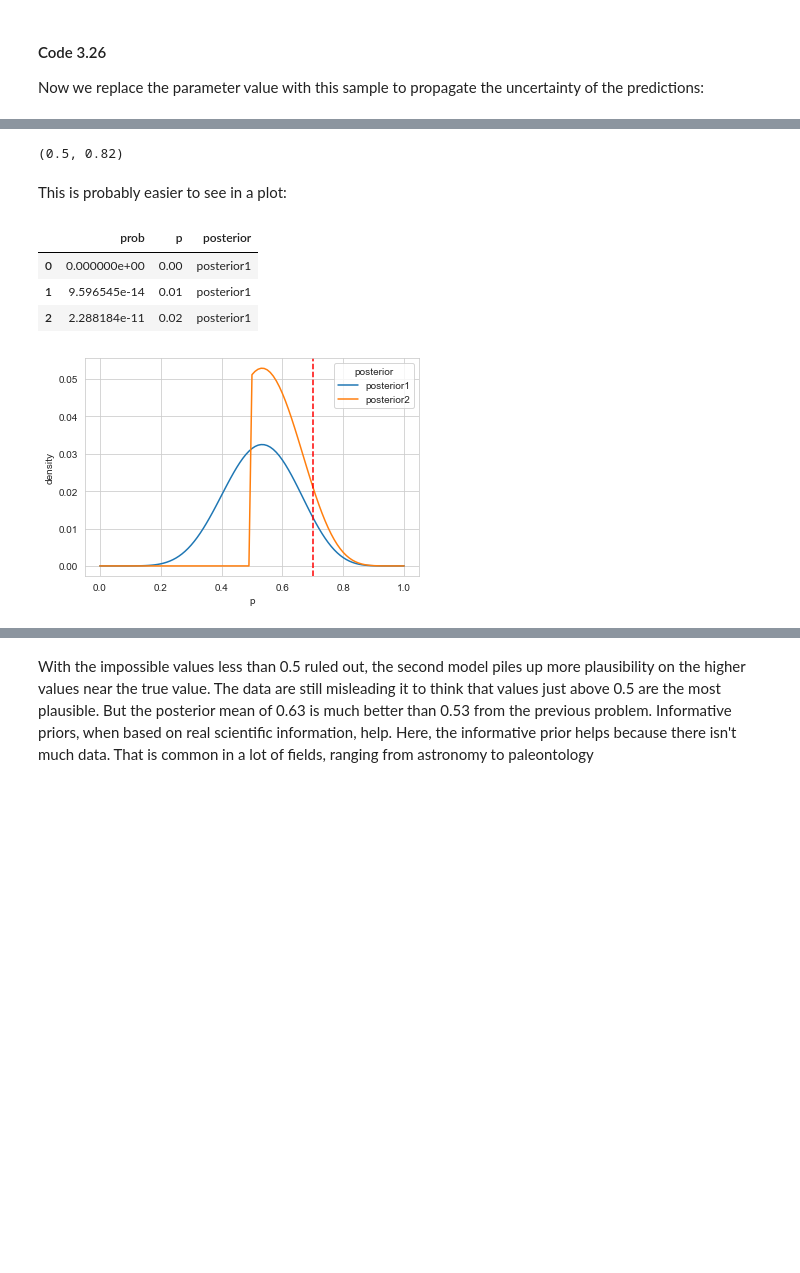
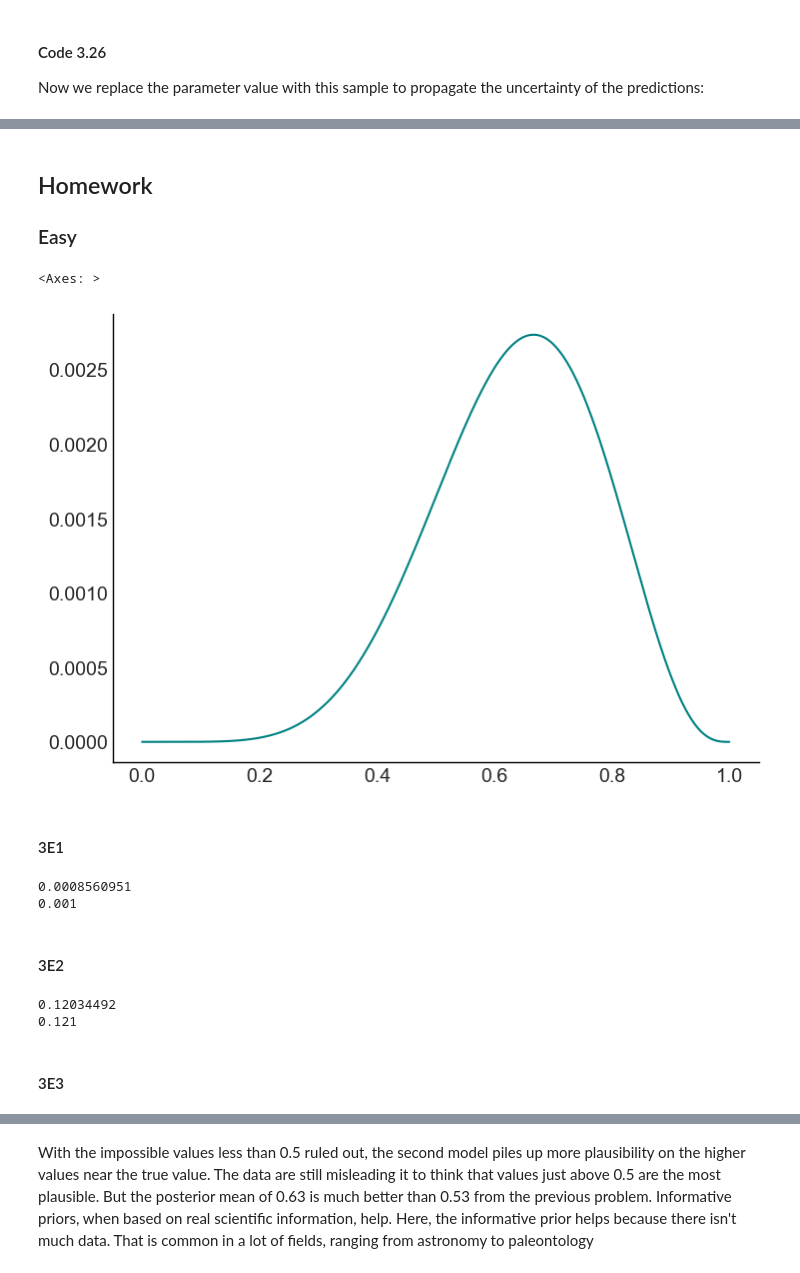
Before and after one commit to zsfrbkv/statrethink-course-numpyro-2019, a Jupyter notebook: statrethink_numpyro_w01.ipynb, the cells around one changed output, grey strips where cells are left out. Cells and saved outputs as stored; diff of their text form; code cells hidden in the pictures; blank space fills up the shorter version.

Commit message:
solved homework w1

```diff
--- a/statrethink_numpyro_w01.ipynb
+++ b/statrethink_numpyro_w01.ipynb
@@ -57,5 +60,3 @@ Watermark: 2.3.0
-# %%
-sns.set_style('whitegrid')
 # %% [markdown]
 ## Short Intro
 # %% [markdown]
@@ -546,29 +493,33 @@ round(np.mean(samples.prob),2)
-# %%
-round(np.quantile(samples.prob.values, 0.005), 2), round(np.quantile(samples.prob.values, 0.995), 2)
-# %% [output]
-(0.5, 0.82)
-# %% [markdown]
-This is probably easier to see in a plot:
-# %%
-# some data wrangling to prepate the plot
-aux = pd.DataFrame(posterior_1).rename({0:'prob'}, axis=1)
-aux['p'] = aux.index/100
-aux['posterior'] = 'posterior1'
-
-aux2 = pd.DataFrame(posterior_2).rename({0:'prob'}, axis=1)
-aux2['p'] = aux2.index/100
-aux2['posterior'] = 'posterior2'
-
-aux = pd.concat([aux, aux2], axis=0)
-aux.head(3)
-# %% [output]
-|  | prob | p | posterior |
-| 0 | 0.000000e+00 | 0.00 | posterior1 |
-| 1 | 9.596545e-14 | 0.01 | posterior1 |
-| 2 | 2.288184e-11 | 0.02 | posterior1 |
-# %%
-g = sns.lineplot(data=aux, x='p', y='prob', hue='posterior')
-g.set(xlabel='p', ylabel='density')
-g.axvline(0.7, ls='--', c='r');
-# %% [output]
-[figure, removed]
+# %% [markdown]
+## Homework
+### Easy
+# %%
+p_grid = jnp.linspace(start=0, stop=1, num=1000)
+prior = jnp.repeat(1, 1000)
+likelihood = jnp.exp(dist.Binomial(total_count=9, probs=p_grid).log_prob(6))
+posterior = likelihood * prior
+posterior = posterior / jnp.sum(posterior)
+samples = p_grid[dist.Categorical(posterior).sample(random.PRNGKey(100), (10000,))]
+
+sns.lineplot(x=p_grid, y=posterior)
+# %% [output]
+<Axes: >
+[figure, added]
+# %% [markdown]
+#### 3E1
+# %%
+print(jnp.sum(posterior[p_grid < 0.2]))
+print(jnp.sum(samples < 0.2) / 1e4)
+# %% [output]
+0.0008560951
+0.001
+# %% [markdown]
+#### 3E2
+# %%
+print(jnp.sum(posterior[p_grid > 0.8]))
+print(jnp.sum(samples > 0.8) / 1e4)
+# %% [output]
+0.12034492
+0.121
+# %% [markdown]
+#### 3E3
```
Also changed, not shown: parts of 50 cells of this notebook, 11 other files.
